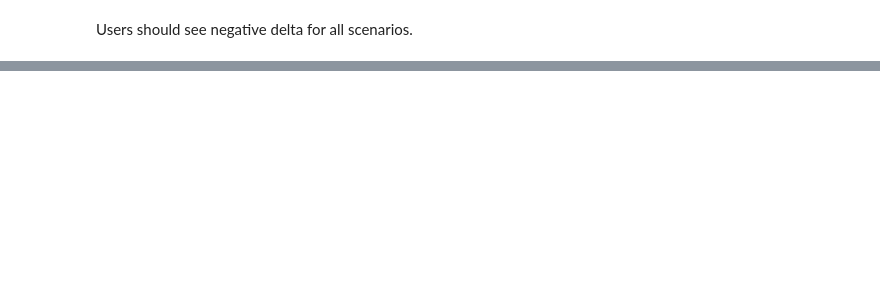
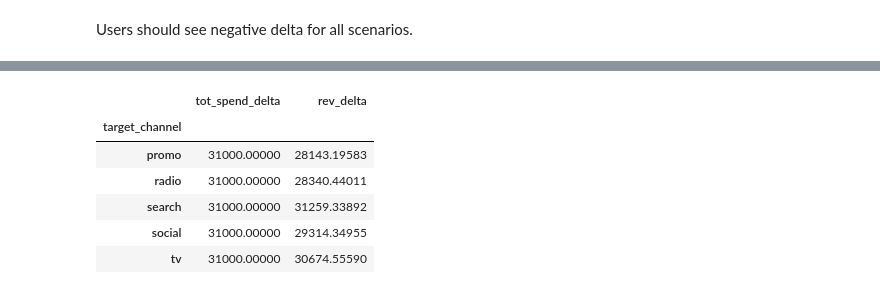
Before and after one commit to edwinnglabs/karpiu, a Jupyter notebook: docs/examples/net_returns_max.ipynb, the cells around one changed output, grey strips where cells are left out. Drawn from its saved outputs; the diff is of its cells as text; code cells hidden in the pictures; blank space fills up the shorter version.

```diff
--- a/docs/examples/net_returns_max.ipynb
+++ b/docs/examples/net_returns_max.ipynb
@@ -681,0 +306,38 @@ array([[   59.40806,   140.26406,   229.37471,   174.27444,   212.75162],
+# %%
+delta = 1e-1 * 10000
+# %%
+entries = list()
+
+for idx, ch in enumerate(optim_channels):
+    new_spend_df = deepcopy(optim_spend_df)
+    delta_matrix = np.zeros_like(new_spend_df.loc[input_mask, optim_channels])
+    delta_matrix[:, idx] += delta
+    new_spend_df.loc[input_mask, optim_channels] += delta_matrix
+    attr_obj = Attributor(
+        mmm,
+        attr_regressors=optim_channels,
+        start=budget_start,
+        end=budget_end,
+        df=new_spend_df,
+    )
+    res = attr_obj.make_attribution(true_up=False, fixed_intercept=True)
+    _, spend_attr_df, spend_df, _ = res
+    # (n_channels, )
+    new_spend_attr_arr = np.sum(spend_attr_df[optim_channels].values, 0)
+    # (n_channels, )
+    new_spend_arr = np.sum(spend_df[optim_channels].values, 0)
+    entry = pd.DataFrame({
+        "target_channel": ch,
+        "channel": optim_channels,
+        "base_spend": base_spend_arr,
+        "new_tot_spend": new_spend_arr,
+        "base_tot_attr": base_tot_attr_arr,
+        "new_tot_attr": new_spend_attr_arr,
+        "ltv": ltv_arr,
+    })
+    entries.append(entry)
+
+marginal_attr_df = pd.concat(entries, axis=0)
+    # new_rev = new_spend_attr_matrix * (ltv_arr)
+    # new_net_arr = new_rev - new_spend_matrix
+    # new_revs[idx] = new_net_arr.sum()
@@ -681,0 +346,4 @@ array([[   59.40806,   140.26406,   229.37471,   174.27444,   212.75162],
+# %%
+marginal_attr_df["tot_spend_delta"] = marginal_attr_df["new_tot_spend"] - marginal_attr_df["base_spend"]
+marginal_attr_df["tot_attr_delta"] = marginal_attr_df["new_tot_attr"] - marginal_attr_df["base_tot_attr"]
+marginal_attr_df["rev_delta"] = marginal_attr_df["tot_attr_delta"] * marginal_attr_df["ltv"]
@@ -681,0 +370,10 @@ array([[   59.40806,   140.26406,   229.37471,   174.27444,   212.75162],
+# %%
+marginal_attr_df.groupby(by=["target_channel"])[["tot_spend_delta", "rev_delta"]].sum()
+# %% [output]
+|  | tot_spend_delta | rev_delta |
+| target_channel |  |  |
+| promo | 31000.00000 | 28143.19583 |
+| radio | 31000.00000 | 28340.44011 |
+| search | 31000.00000 | 31259.33892 |
+| social | 31000.00000 | 29314.34955 |
+| tv | 31000.00000 | 30674.55590 |
```
Also changed, not shown: parts of 58 cells of this notebook, 1 other file.
